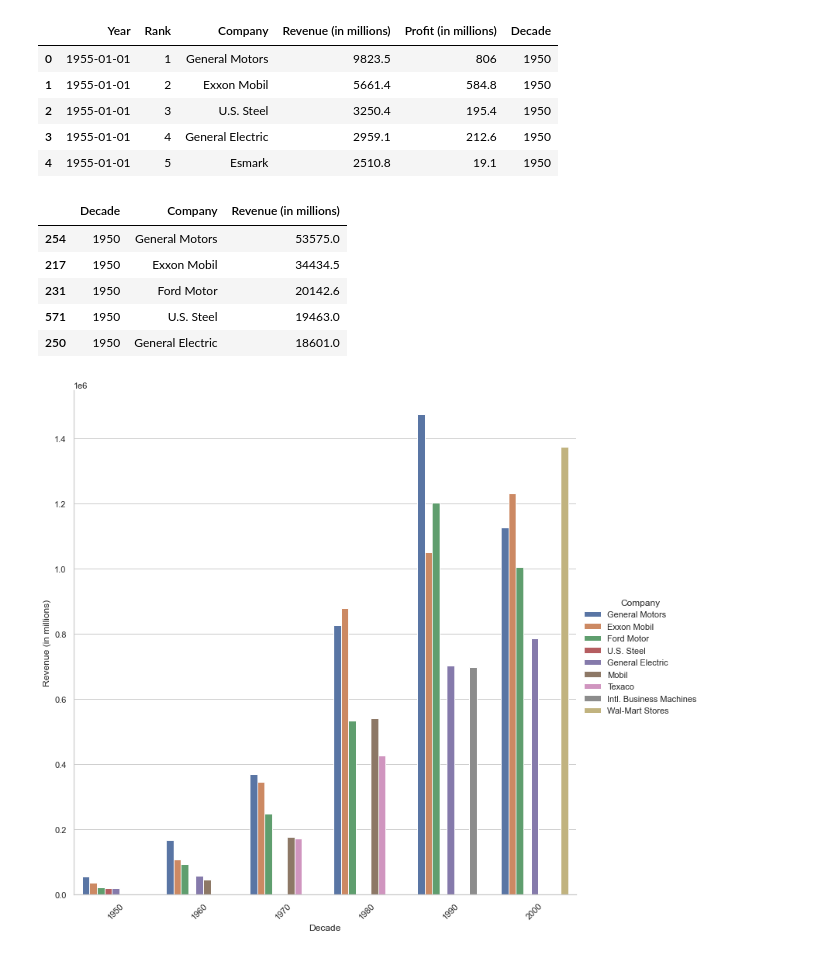
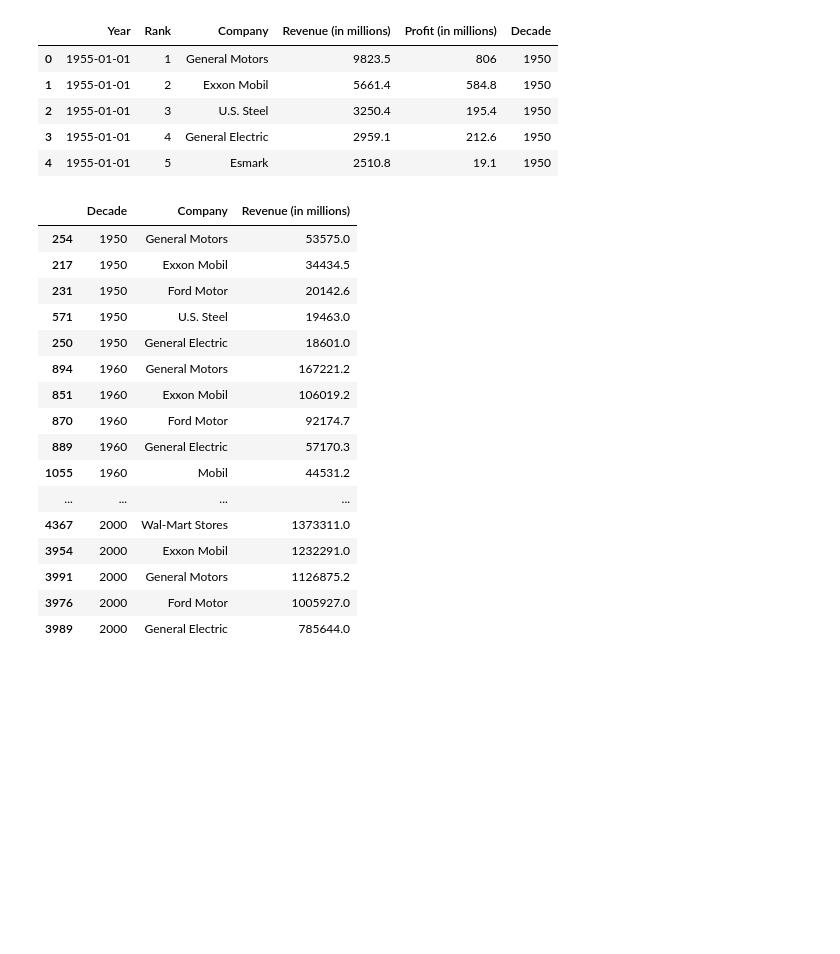
Before and after one commit to CharlesCCT2020315/CA1_Fortune500, a Jupyter notebook: CA1_DVC_Fortune.ipynb, the cells around one changed output. Drawn from its saved outputs; the diff is of its cells as text; code cells hidden in the pictures; blank space fills up the shorter version.

```diff
--- a/CA1_DVC_Fortune.ipynb
+++ b/CA1_DVC_Fortune.ipynb
@@ -54,17 +54,22 @@ companies_by_decade = companies_by_decade.sort_values(['Decade', 'Revenue (in mi
 #Create a new data frame with the top 5 of each decade
 top_companies_by_decade = companies_by_decade.groupby('Decade').head(5)
 # %%
-top_companies_by_decade.head()
+top_companies_by_decade
 # %% [output]
 |  | Decade | Company | Revenue (in millions) |
 | 254 | 1950 | General Motors | 53575.0 |
 | 217 | 1950 | Exxon Mobil | 34434.5 |
 | 231 | 1950 | Ford Motor | 20142.6 |
 | 571 | 1950 | U.S. Steel | 19463.0 |
 | 250 | 1950 | General Electric | 18601.0 |
+| 894 | 1960 | General Motors | 167221.2 |
+| 851 | 1960 | Exxon Mobil | 106019.2 |
+| 870 | 1960 | Ford Motor | 92174.7 |
+| 889 | 1960 | General Electric | 57170.3 |
+| 1055 | 1960 | Mobil | 44531.2 |
+| ... | ... | ... | ... |
+| 4367 | 2000 | Wal-Mart Stores | 1373311.0 |
+| 3954 | 2000 | Exxon Mobil | 1232291.0 |
+| 3991 | 2000 | General Motors | 1126875.2 |
+| 3976 | 2000 | Ford Motor | 1005927.0 |
+| 3989 | 2000 | General Electric | 785644.0 |
-# %%
-sns.set(style="whitegrid")
-sns.catplot(x="Decade",y="Revenue (in millions)", data=top_companies_by_decade, kind="bar",hue = "Company",height = 10, aspect=1)
-plt.xticks(rotation = 45);
-# %% [output]
-[figure, removed]
```
Also changed, not shown: parts of 4 cells of this notebook.
